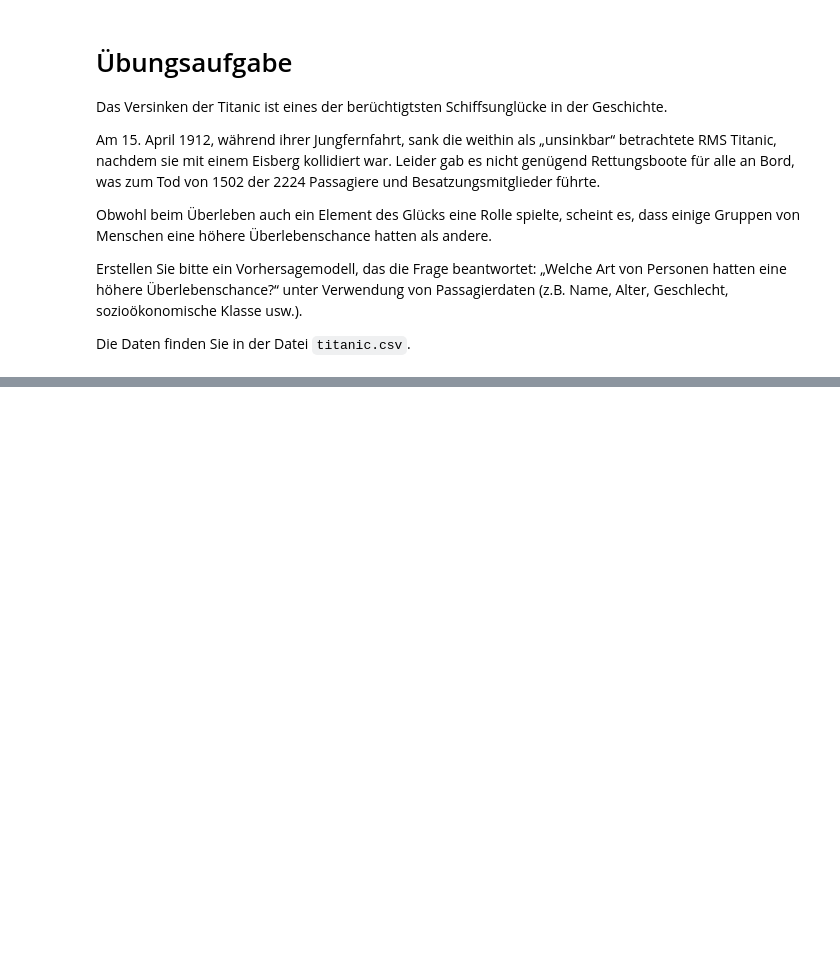
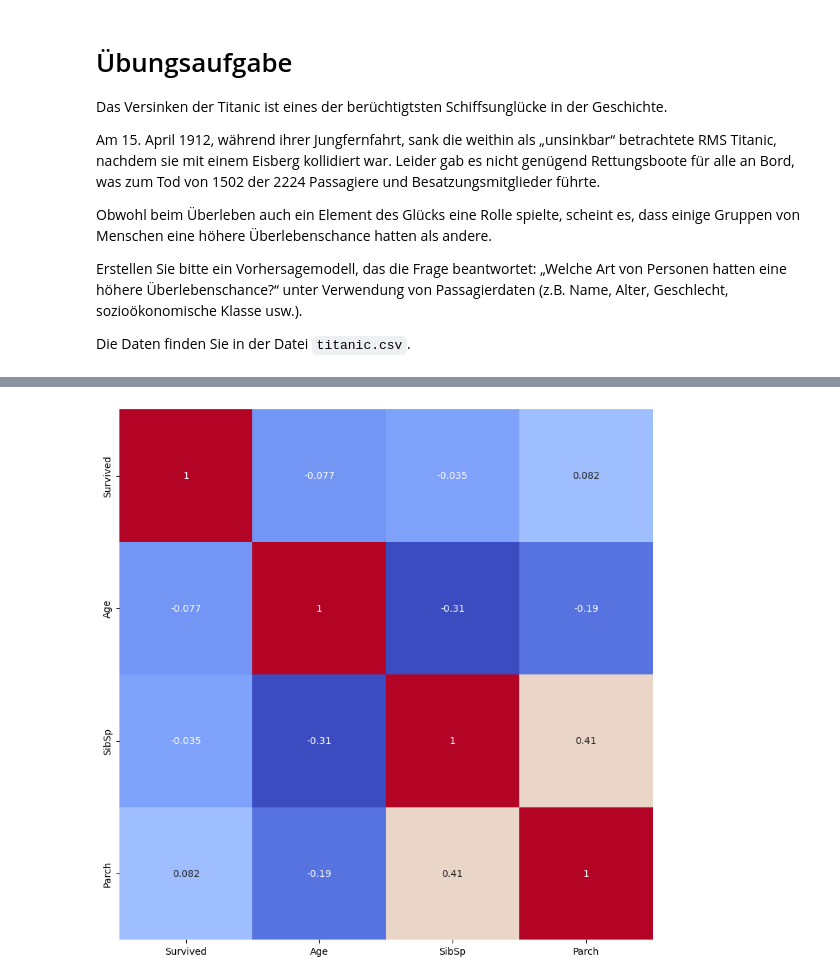
Before and after one commit to FlorianWolff95/DHBW_BI_S24, a Jupyter notebook: ML_Klassifikation.ipynb, the cells around one changed output, grey strips where cells are left out. Cells and saved outputs as stored; diff of their text form; code cells hidden in the pictures; blank space fills up the shorter version.

```diff
--- a/ML_Klassifikation.ipynb
+++ b/ML_Klassifikation.ipynb
@@ -192,0 +110,4 @@ Die Daten finden Sie in der Datei `titanic.csv`.
+# %%
+df = pd.read_csv(r"Daten\ML_Klassifikation\titanic.csv")
+df.info()
+df.head()
@@ -192,0 +140,2 @@ Die Daten finden Sie in der Datei `titanic.csv`.
+# %%
+df.drop(columns=["Name", "Ticket", "Cabin","PassengerId", "Fare"], inplace=True)
@@ -192,0 +154,8 @@ Die Daten finden Sie in der Datei `titanic.csv`.
+# %%
+category_features = ["Pclass","Sex", "Embarked"]
+numeric_features = ["Age", "Parch", "SibSp"]
+# %%
+for feature in category_features:
+    df[feature] = df[feature].astype("category")
+
+df.info()
@@ -192,0 +177,8 @@ Die Daten finden Sie in der Datei `titanic.csv`.
+# %%
+# Visualize correlation matrix
+
+plt.figure(figsize=(10, 10))
+sns.heatmap(df.corr(), annot=True, cmap="coolwarm", cbar=False)
+plt.show()
+# %% [output]
+[figure, added]
```
Also changed, not shown: parts of 28 cells of this notebook, 2 other files.
